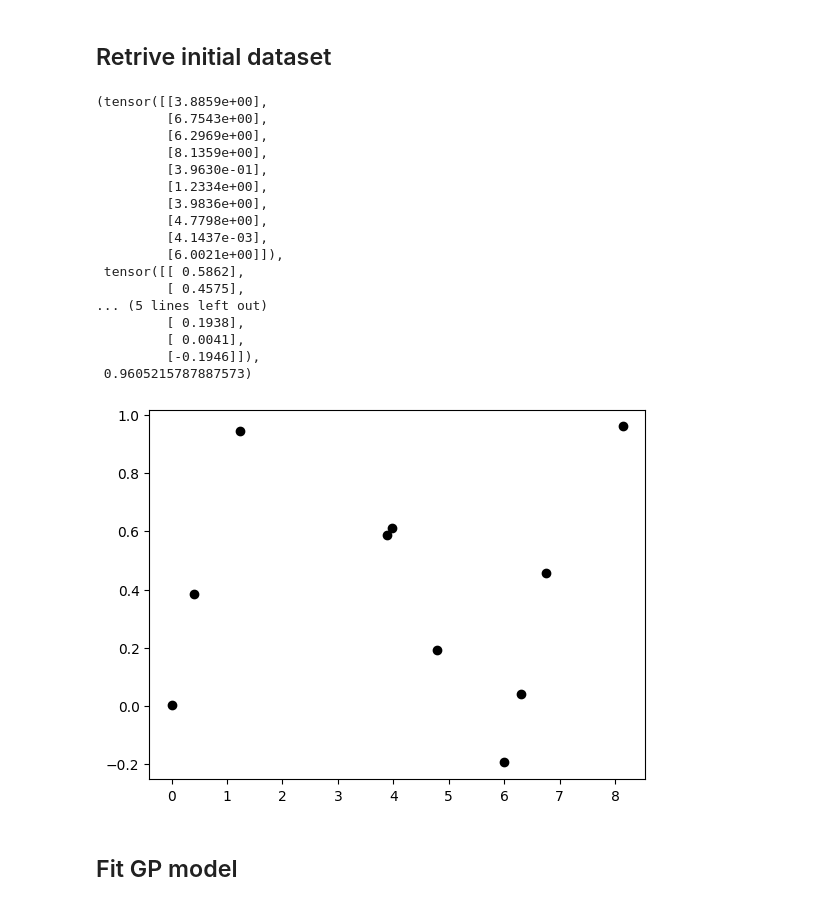
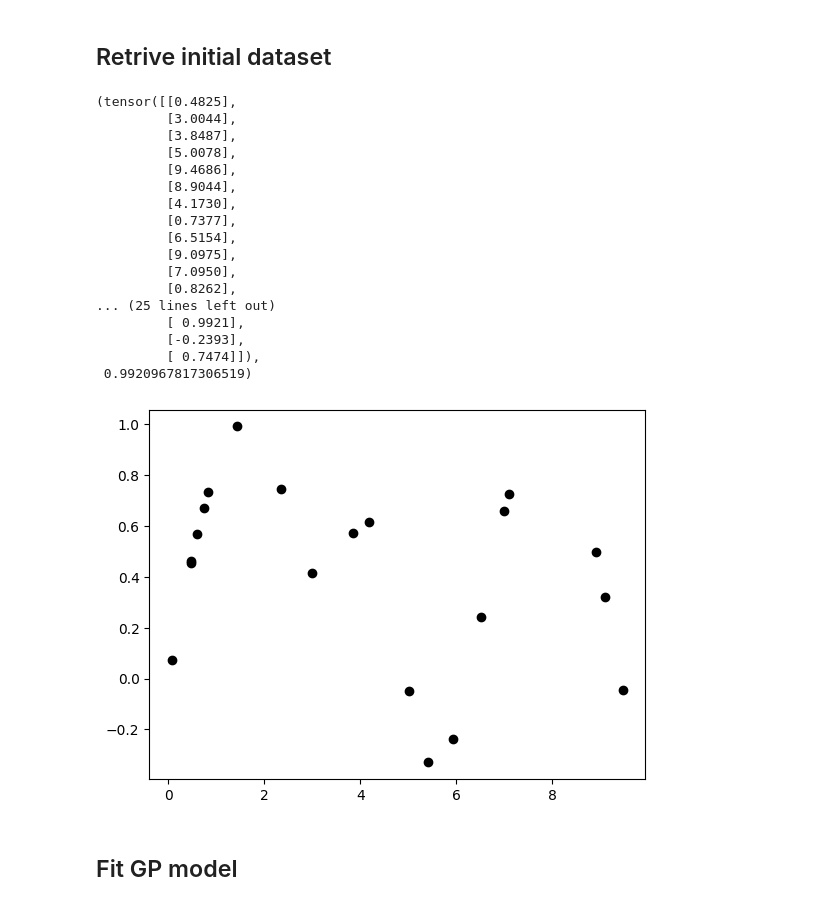
Before and after one commit to YimengJin/Thesis_Yimeng, a Jupyter notebook: Model Test.ipynb, the cells around one changed output. Drawn from its saved outputs; the diff is of its cells as text; code cells hidden in the pictures.

```diff
--- a/Model Test.ipynb
+++ b/Model Test.ipynb
@@ -38,32 +38,32 @@ plt.show()
 # %% [markdown]
 ## Retrive initial dataset
 # %%
-n = 10 # Number of training points
+n = 20 # Number of training points
 train_x = torch.rand(n,1)*10
 train_y = F(train_x).unsqueeze(-1)
 best_observed = train_y.max().item()
 plt.plot(train_x,train_y,'o', color = 'black')
 plt.show
 train_x,train_y,best_observed
 # %% [output]
-(tensor([[3.8859e+00],
-         [6.7543e+00],
-         [6.2969e+00],
-         [8.1359e+00],
-         [3.9630e-01],
-         [1.2334e+00],
-         [3.9836e+00],
-         [4.7798e+00],
-         [4.1437e-03],
-         [6.0021e+00]]),
- tensor([[ 0.5862],
-         [ 0.4575],
-... (5 lines left out)
-         [ 0.1938],
-         [ 0.0041],
-         [-0.1946]]),
- 0.9605215787887573)
+(tensor([[0.4825],
+         [3.0044],
+         [3.8487],
+         [5.0078],
+         [9.4686],
+         [8.9044],
+         [4.1730],
+         [0.7377],
+         [6.5154],
+         [9.0975],
+         [7.0950],
+         [0.8262],
+... (25 lines left out)
+         [ 0.9921],
+         [-0.2393],
+         [ 0.7474]]),
+ 0.9920967817306519)
-[figure, old version]
+[figure, new version]
 # %% [markdown]
 ## Fit GP model
 # %%
```
Also changed, not shown: parts of 8 cells of this notebook.
